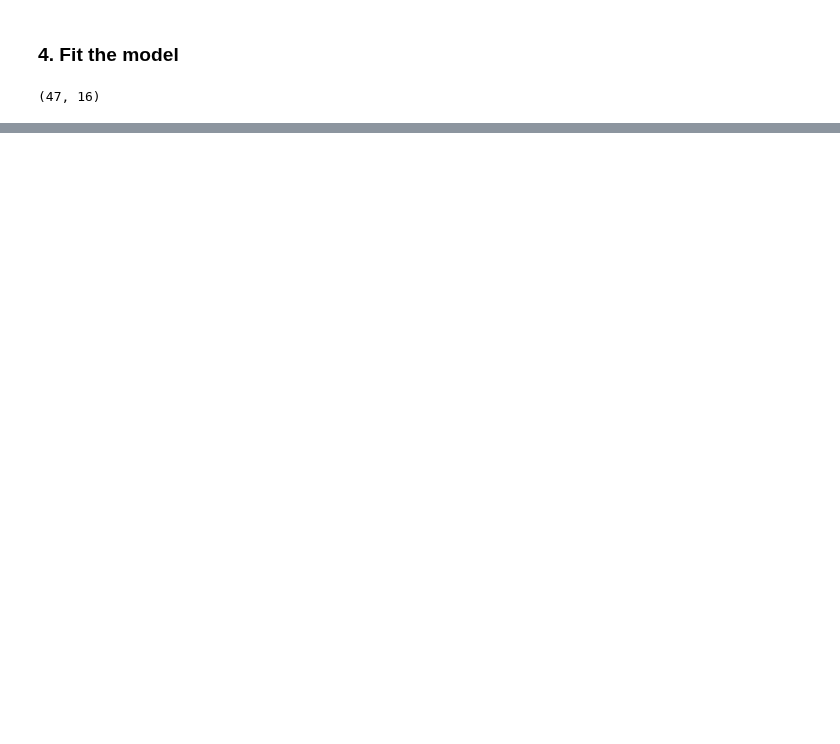
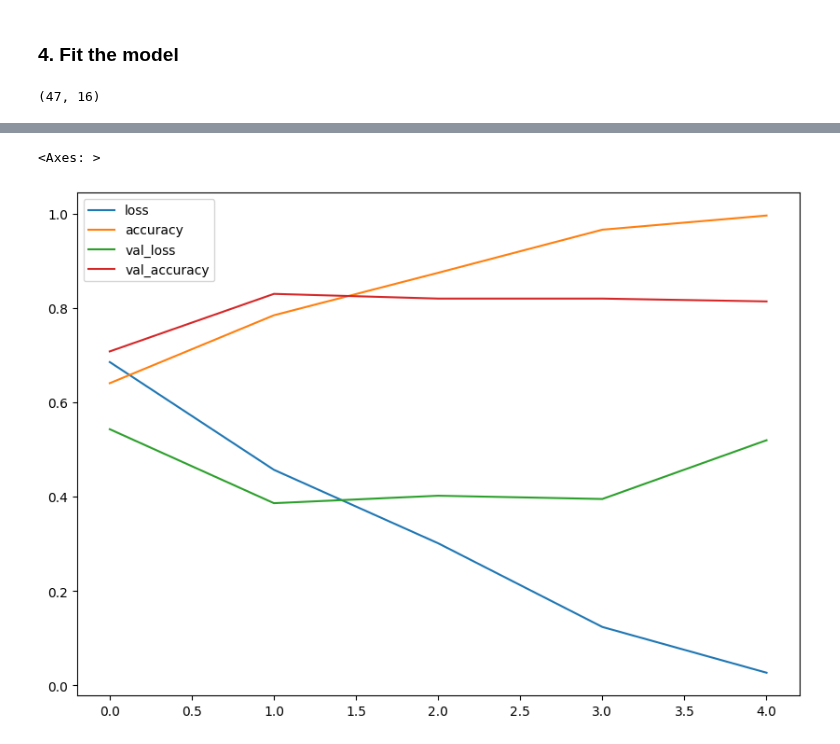
Before and after one commit to kacper-dobrow/tensorflow-course, a Jupyter notebook: 03_introduction_to_CNN_and_computer_vision.ipynb, the cells around one changed output, grey strips where cells are left out. Drawn from its saved outputs; the diff is of its cells as text; code cells hidden in the pictures; blank space fills up the shorter version.

```diff
--- a/03_introduction_to_CNN_and_computer_vision.ipynb
+++ b/03_introduction_to_CNN_and_computer_vision.ipynb
@@ -518,0 +525,7 @@ Epoch 5/5
+# %%
+# plot the training curves
+import pandas as pd
+pd.DataFrame(history_4.history).plot(figsize = (10,7))
+# %% [output]
+<Axes: >
+[figure, added]
```
Also changed, not shown: parts of 20 cells of this notebook.
